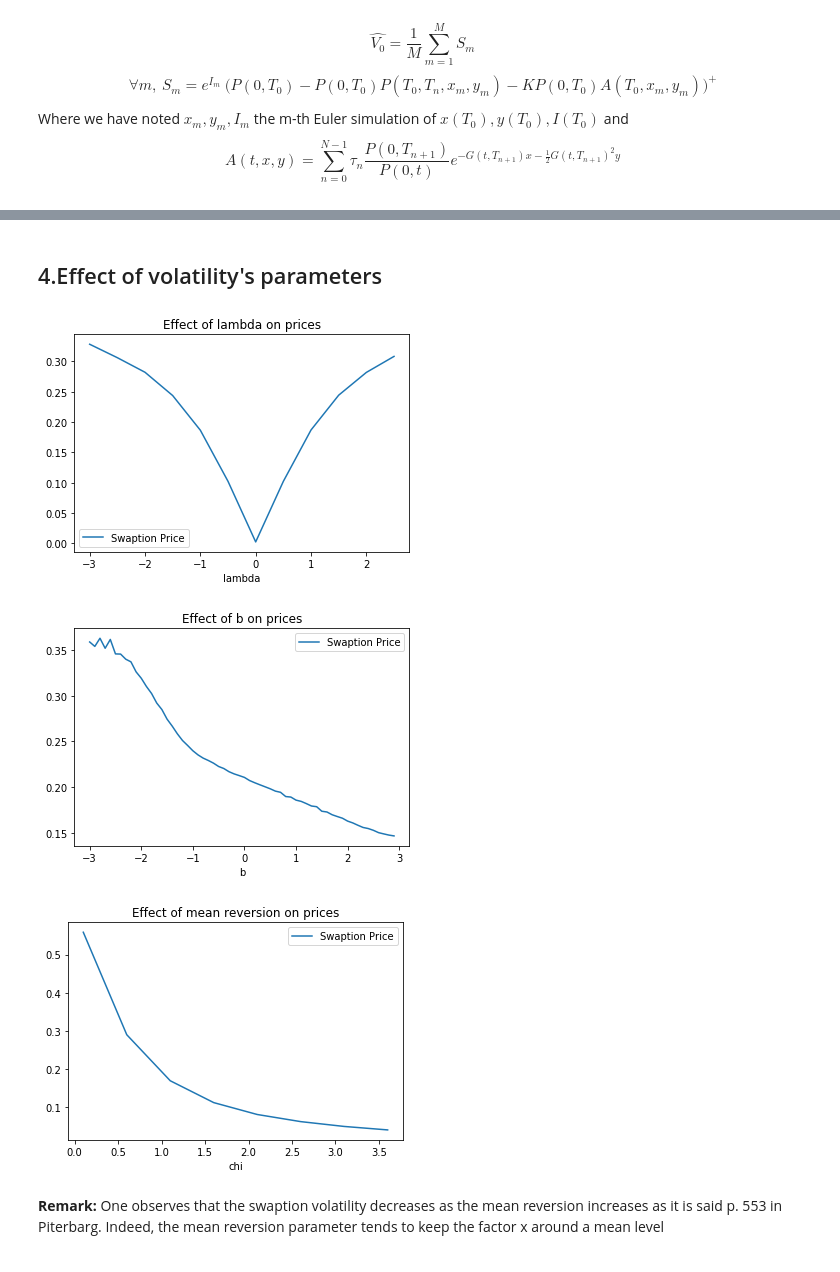
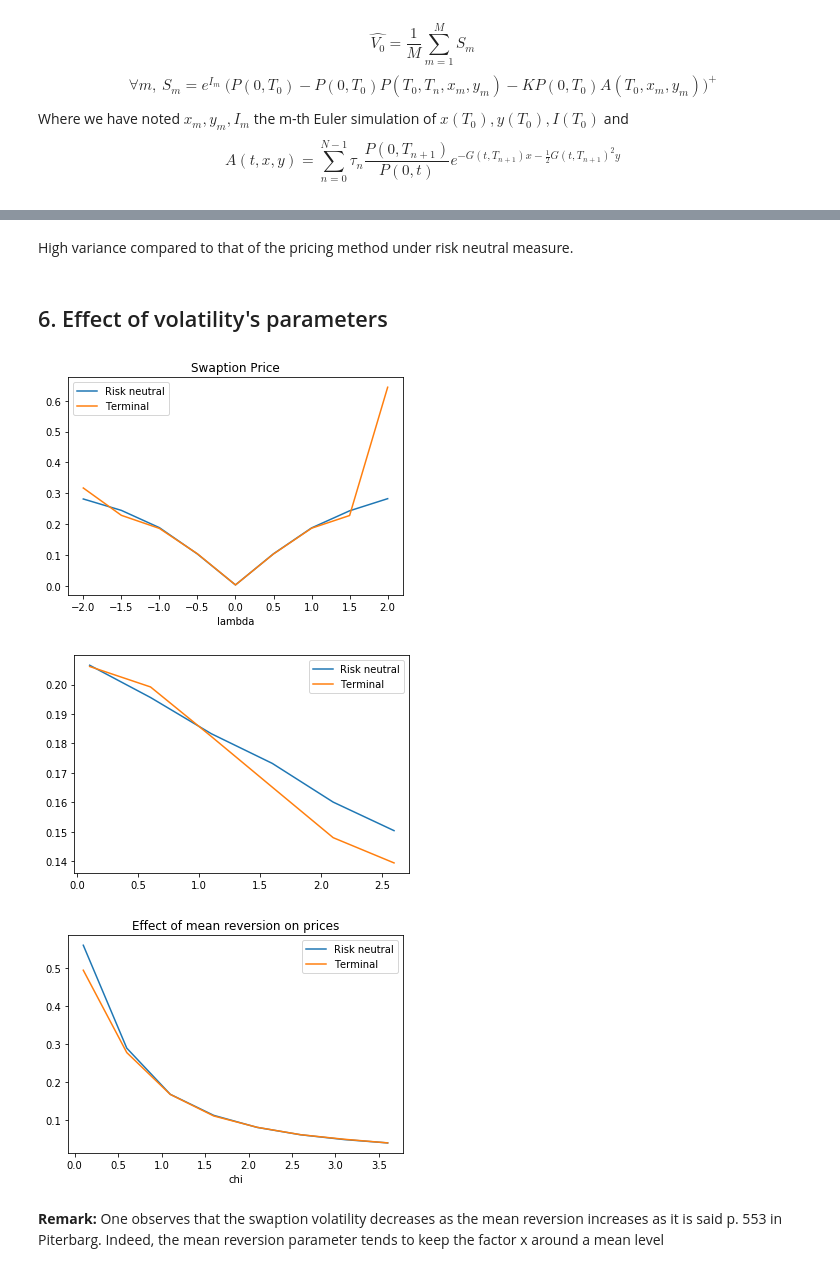
Before and after one commit to AlexisHoussard/Stage-Awalee-2021, a Jupyter notebook: Model v.1.5.ipynb, the cells around one changed output, grey strips where cells are left out. Saved outputs shown, nothing was run; the diff lists cells and outputs as text; code cells hidden in the pictures.

```diff
--- a/Model v.1.5.ipynb
+++ b/Model v.1.5.ipynb
@@ -217,6 +303,6 @@ def simul(lmbda,a,b,chi,T0,N,M,scheme = "log-Euler"):
     return resu
 # %%
 #test
-s = simul(lmbda,a,b,chi,T0,N,1,"Euler")
+s = simul(lmbda,a,b,chi,T0,N,1,"log-Euler")
 print(s)
 # %% [output]
@@ -321,0 +460,4 @@ def q(t,x,y,maturities,bonds,ZC_t,chi):
+# %%
+#test
+(x,y) = s[0]
+payoff_swaption_TM(maturities,bonds,x,y,chi,K)
@@ -322,22 +514,52 @@ def q(t,x,y,maturities,bonds,ZC_t,chi):
+# %% [markdown]
+High variance compared to that of the pricing method under risk neutral measure.
 # %% [markdown]
-## 4.Effect of volatility's parameters
+## 6. Effect of volatility's parameters
 # %%
-lmbdas = np.arange(-3,3,0.5)
-swaptions = []
+lmbdas = np.arange(-2,2.5,0.5)
+swaptions1 = []
+swaptions2 = []
 for l in lmbdas:
-    sim = simul(l,a,b,chi,T0,N,M)
-    swaptions.append(swaption_MC(M,sim,K,chi,bonds,maturities))
-
-plot2D(lmbdas,swaptions,'lambda','Swaption Price','Effect of lambda on prices')
+    sim1 = simul(l,a,b,chi,T0,N,M,"Euler")
+    swaptions1.append(swaption_MC(M,sim1,K,chi,bonds,maturities))
+    sim2 = simul_TM(l,a,b,chi,T0,TN,N,M)
+    swaptions2.append(swaption_MC_TM(M,sim2,K,chi,bonds,maturities))
+plot2D(lmbdas,swaptions1,"lambda","Risk neutral","Swaption Price",swaptions2,"Terminal")
 # %% [output]
-[figure, old version]
+[figure, new version]
+# %%
+lmbdas = np.arange(-2,2.5,0.5)
+swaptions1 = []
+swaptions2 = []
+swaptions3 = []
+swaptions4 = []
+for l in lmbdas:
+    sim1 = simul(l,a,b,chi,T0,N,M)
+    swaptions1.append(swaption_MC(M,sim1,K,chi,bonds,maturities))
+    sim2 = simul(l,a,b,chi,T0,N,M,"Euler")
+    swaptions2.append(swaption_MC(M,sim2,K,chi,bonds,maturities))
+    sim3 = simul(l,a,b,chi,T0,N,M,"Impli Euler")
+    swaptions3.append(swaption_MC(M,sim3,K,chi,bonds,maturities))
+    sim4 = simul(l,a,b,chi,T0,N,M,"Impli log-Euler")
+    swaptions4.append(swaption_MC(M,sim4,K,chi,bonds,maturities))
+plt.plot(lmbdas,swaptions1,label="Exp log-Euler")
+plt.plot(lmbdas,swaptions2,label="Exp Euler")
+plt.plot(lmbdas,swaptions3,label="Imp Euler")
+plt.plot(lmbdas,swaptions4,label="Imp log-Euler")
+plt.legend()
+plt.show()
 # %%
-b_val = np.arange(-3,3,0.1)
-swaptions = []
+b_val = np.arange(0.1,3,0.5)
+swaptions1 = []
+swaptions2 = []
 for bi in b_val:
-    sim = simul(lmbda,a,bi,chi,T0,N,M)
-    swaptions.append(swaption_MC(M,sim,K,chi,bonds,maturities))
-
-plot2D(b_val,swaptions,'b','Swaption Price','Effect of b on prices')
+    sim1 = simul(lmbda,a,bi,chi,T0,N,M,"Euler")
+    swaptions1.append(swaption_MC(M,sim1,K,chi,bonds,maturities))
+    sim2 = simul_TM(lmbda,a,bi,chi,T0,TN,N,M)
+    swaptions2.append(swaption_MC_TM(M,sim2,K,chi,bonds,maturities))
+plt.plot(b_val,swaptions1,label="Risk neutral")
+plt.plot(b_val,swaptions2,label="Terminal")
+plt.legend()
+plt.show()
 # %% [output]
-[figure, old version]
+[figure, new version]
@@ -344,10 +589,13 @@ plot2D(b_val,swaptions,'b','Swaption Price','Effect of b on prices')
 # %%
 mean_reversion_val = np.arange(0.1,4,0.5)
-swaptions = []
+swaptions1 = []
+swaptions2 = []
 for mr in mean_reversion_val:
-    sim = simul(lmbda,a,b,mr,T0,N,M)
-    swaptions.append(swaption_MC(M,sim,K,mr,bonds,maturities))
+    sim1 = simul(lmbda,a,b,mr,T0,N,M)
+    swaptions1.append(swaption_MC(M,sim1,K,mr,bonds,maturities))
+    sim2 = simul_TM(lmbda,a,b,mr,T0,TN,N,M)
+    swaptions2.append(swaption_MC_TM(M,sim2,K,mr,bonds,maturities))
 
-plot2D(mean_reversion_val,swaptions,'chi','Swaption Price','Effect of mean reversion on prices')
+plot2D(mean_reversion_val,swaptions1,'chi','Risk neutral','Effect of mean reversion on prices',swaptions2,"Terminal")
 # %% [output]
-[figure, old version]
+[figure, new version]
```
Also changed, not shown: parts of 25 cells of this notebook.
